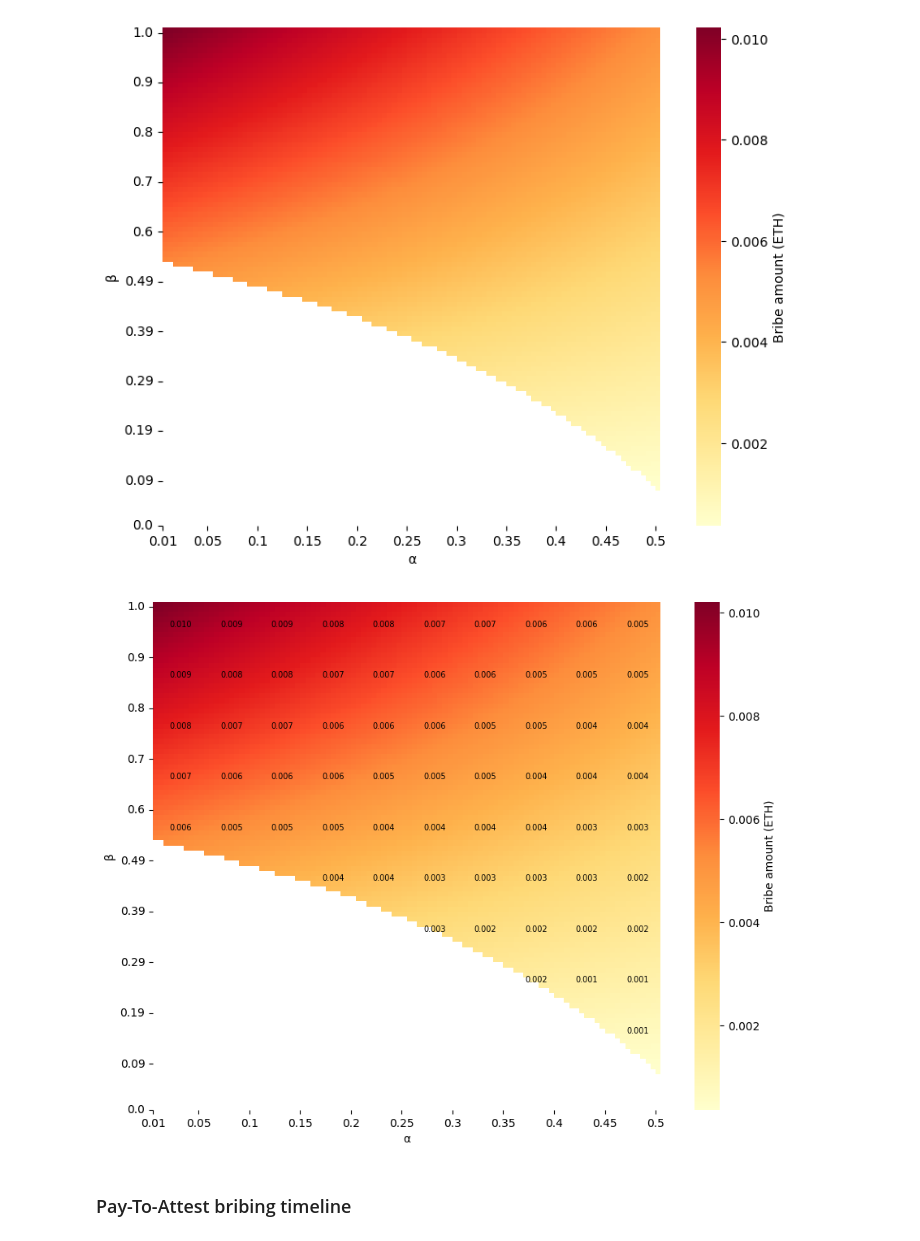
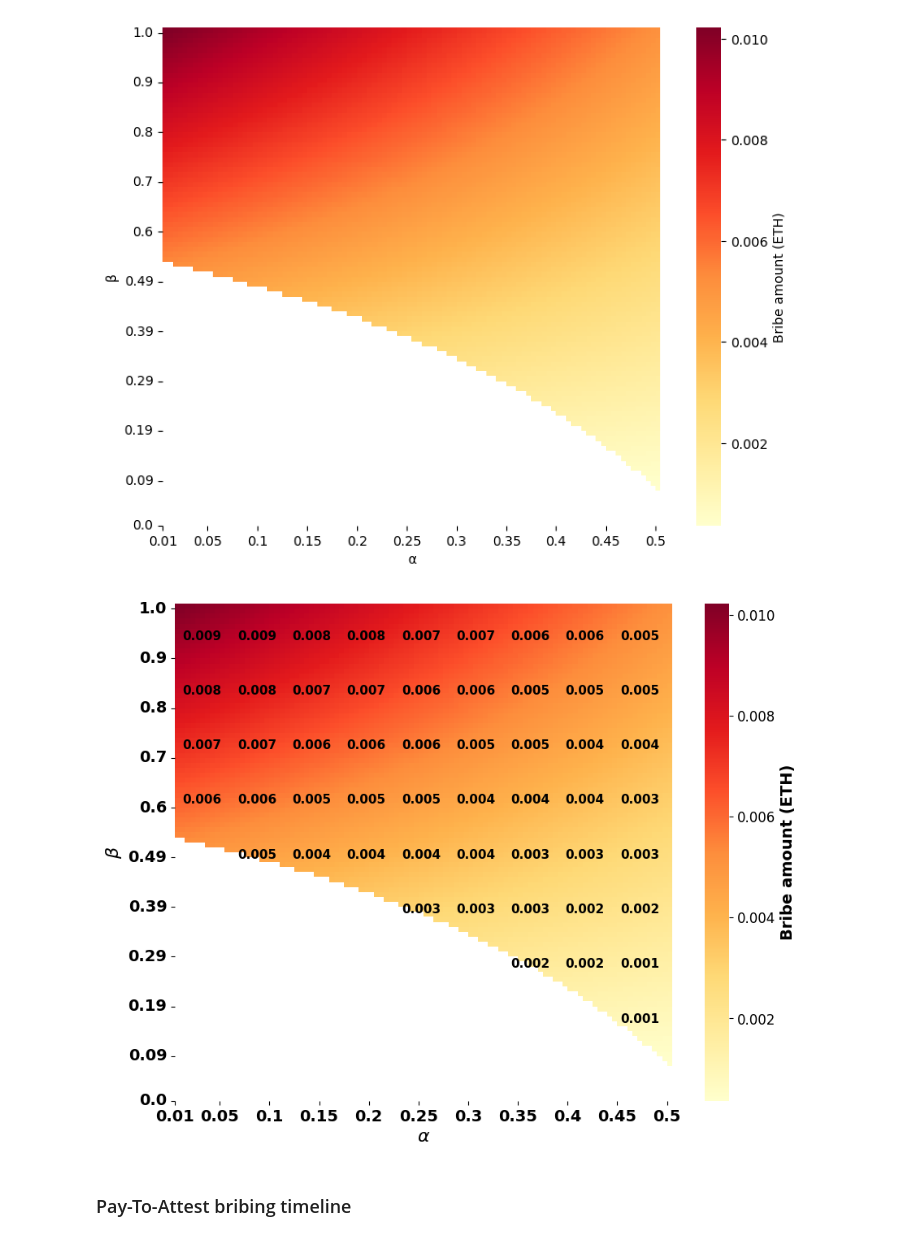
Before and after one commit to 0xSooki/bribery-zoo, a Jupyter notebook: Figures/playground.ipynb, the cells around one changed output. Saved outputs shown, nothing was run; the diff lists cells and outputs as text; code cells hidden in the pictures.

```diff
--- a/Figures/playground.ipynb
+++ b/Figures/playground.ipynb
@@ -85,13 +77,7 @@ for i, beta in enumerate(beta_vals):
 
         if lhs < rhs:
 
-            bribe[i, j] = (
-                beta
-                * (1 - alpha)
-                * noOfValidators
-                * attestation_reward_per_validator
-                / 32
-            )
+            bribe[i, j] = (beta * (1 - alpha) * noOfValidators * attestation_reward_per_validator / 32)
             # bribe[i, j] = L * beta * (1 - alpha) * noOfValidators * attestation_reward_per_validator / 32
 
         # ábrázolni: (1-\alpha) \cdot \beta
@@ -134,44 +120,50 @@ plt.show()
 # %%
 plt.figure(figsize=(9, 7))
 ax = sns.heatmap(
     bribe,
     cmap="YlOrRd",
     mask=np.isnan(bribe),
     square=True,
     xticklabels=xticks,
     yticklabels=yticks[::-1],
     cbar_kws={"label": "Bribe amount (ETH)"},
     vmin=vmin_bribe,
     vmax=vmax_bribe,
 )
 
-ax.set_xlabel("α")
-ax.set_ylabel("β")
+ax.set_xlabel(r"$\alpha$", fontsize=16, fontweight='bold')
+ax.set_ylabel(r"$\beta$", fontsize=16, fontweight='bold')
+
 ax.set_xticks(xticks_idx)
-ax.set_xticklabels(xticks, rotation=0, ha="center")
+ax.set_xticklabels(xticks, rotation=0, ha="center", fontsize=14, fontweight='bold')
 ax.set_yticks(yticks_idx)
-ax.set_yticklabels(yticks, rotation=0, va="center")
+ax.set_yticklabels(yticks, rotation=0, va="center", fontsize=14, fontweight='bold')
+
 ax.invert_yaxis()
 
-for i in range(5, len(beta_vals), 10):
-    for j in range(5, len(alpha_vals), 10):
+for i in range(5, len(beta_vals), 11):
+    for j in range(5, len(alpha_vals), 11):
         value = bribe[i, j]
         if not np.isnan(value):
             ax.text(
-                j + 0.5,
-                i + 0.5,
+                j + 0.5, i + 0.5,
                 f"{value:.3f}",
-                ha="center",
-                va="center",
-                fontsize=7,
-                color="black",
+                ha='center',
+                va='center',
+                fontsize=11,
+                fontweight='bold',
+                color="black"
             )
 
+cbar = ax.collections[0].colorbar
+cbar.ax.tick_params(labelsize=12)
+cbar.set_label("Bribe amount (ETH)", fontsize=14, fontweight='bold')
+
 plt.tight_layout()
-# plt.savefig("bribe_heatmap.pdf", format="pdf", bbox_inches="tight")
+plt.savefig("PayToAttest_BribeAmount.pdf", format="pdf", bbox_inches="tight")
 plt.show()
 # %% [output]
-[figure, old version]
+[figure, new version]
 # %% [markdown]
 ### Pay-To-Attest bribing timeline
 # %%
```
Also changed, not shown: parts of 23 cells of this notebook.
